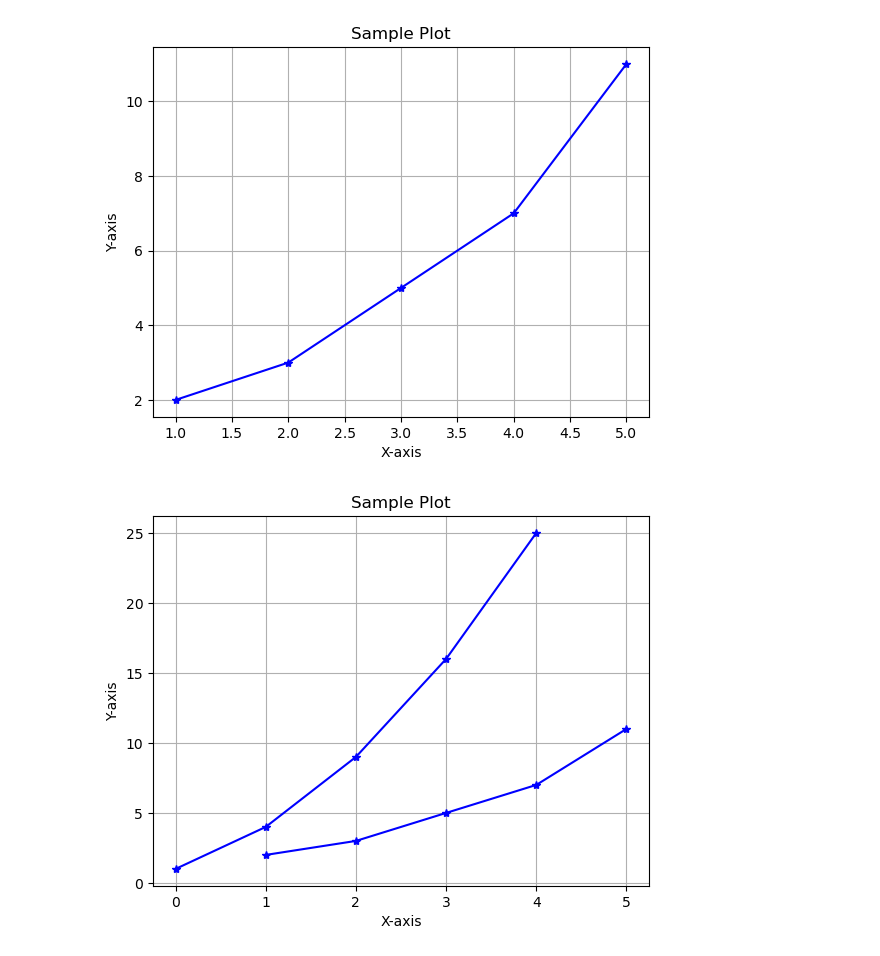
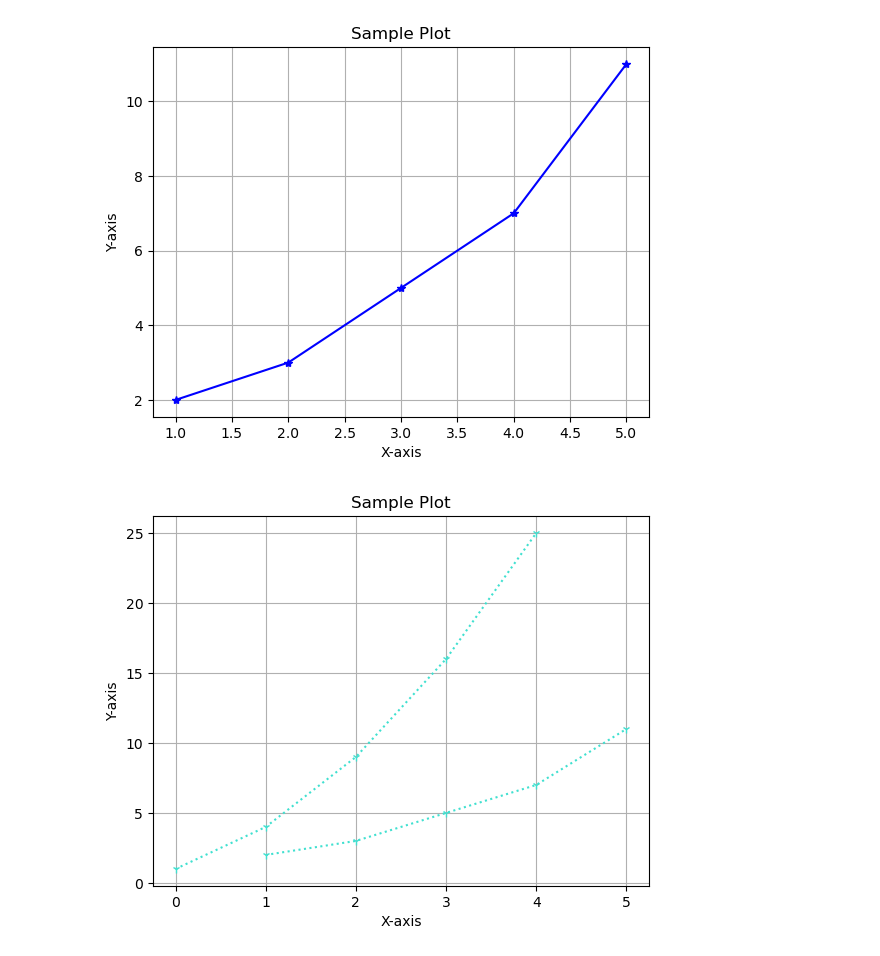
Before and after one commit to gayathriuthamaraj/data_visualization, a Jupyter notebook: lab-01.ipynb, the cells around one changed output. Cells and saved outputs as stored; diff of their text form; code cells hidden in the pictures.

```diff
--- a/lab-01.ipynb
+++ b/lab-01.ipynb
@@ -19,12 +19,11 @@ plt.savefig('sample_plot.png', dpi=300, bbox_inches='tight')
 # %%
 x = [1, 2, 3, 4, 5]
 y = [2, 3, 5, 7, 11]
 z = [1, 4, 9, 16, 25]
-plt.plot(x, y, z, marker='*', linestyle = '-', color='b')
+plt.plot(x, y, z, marker='1', linestyle = 'dotted', color='turquoise') #marker='d' for diamond and 'o for circle and 's' for square and 'x' for cross and 'v' for triangle and '>' for right triangle and '<' for left triangle and '^' for up triangle and 'p' for pentagon and 'h' for hexagon and 'H' for hexagon rotated and '|' for vertical line and '_' for horizontal line and '1' for tri down and '2' for tri up and '3' for tri left and '4' for tri right
 plt.title('Sample Plot')
 plt.xlabel('X-axis')
 plt.ylabel('Y-axis')
 plt.grid(True)
-plt.savefig('sample_plot.png', dpi=300, bbox_inches='tight')
 # %% [output]
-[figure, old version]
+[figure, new version]
```
Also changed, not shown: 3 other files.
